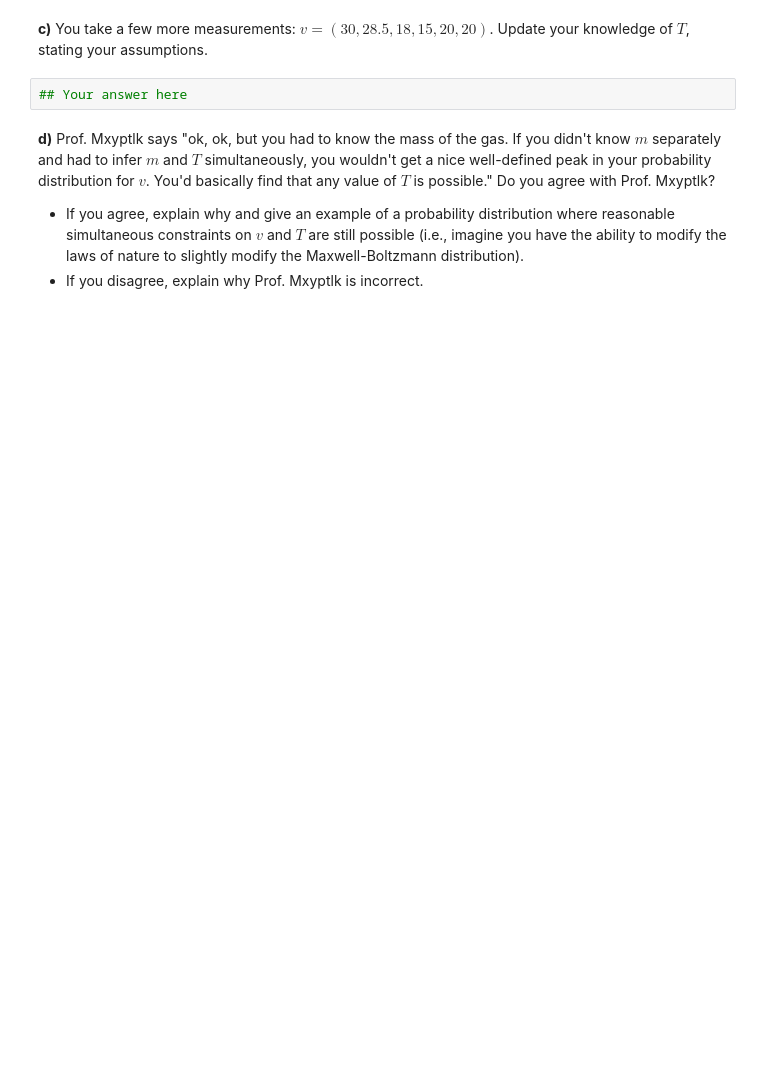
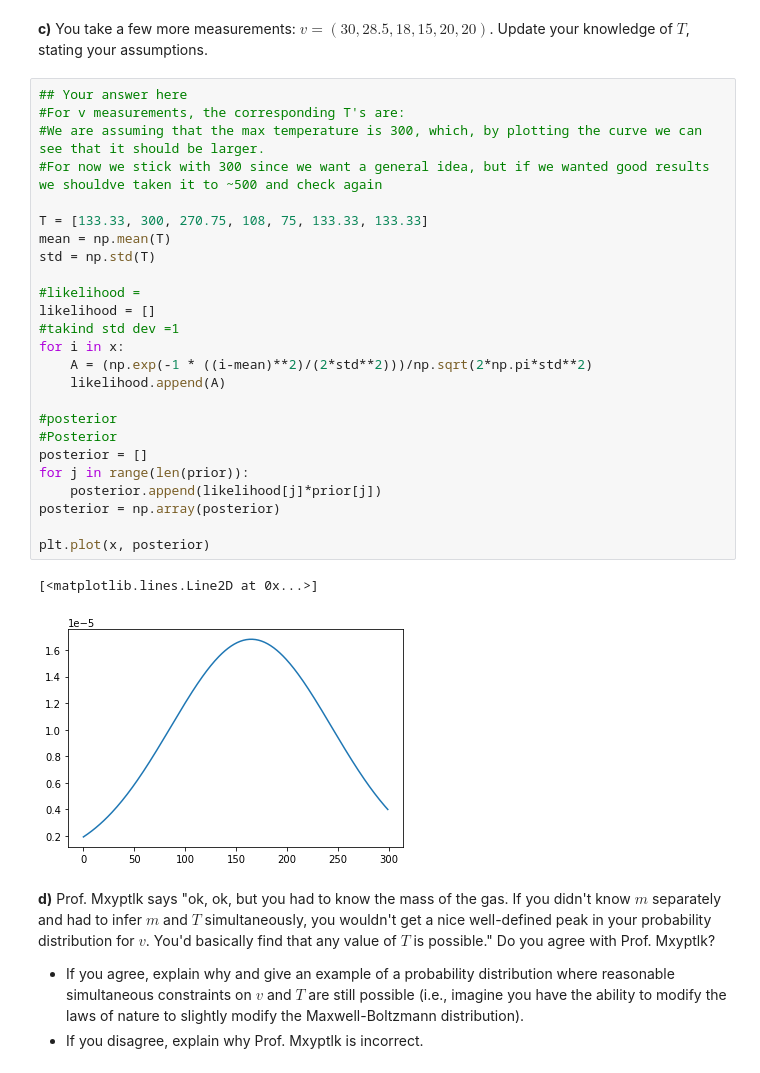
Before and after one commit to SaadNaeem96/Astrophysics_DataScience, a Jupyter notebook: Midterm2021/Midterm2021.ipynb, the cells around one changed output. Cells and saved outputs as stored; diff of their text form; blank space fills up the shorter version.

```diff
--- a/Midterm2021/Midterm2021.ipynb
+++ b/Midterm2021/Midterm2021.ipynb
@@ -218,7 +267,33 @@ $\int_ { -\infty}^0 \!     f(x) \, \mathrm{d}x.$
 # %% [markdown]
 __c)__ You take a few more measurements: $v=(30, 28.5, 18, 15, 20, 20)$. Update your knowledge of $T$, stating your assumptions.
-# %%
-## Your answer here
+# %%
+## Your answer here
+#For v measurements, the corresponding T's are:
+#We are assuming that the max temperature is 300, which, by plotting the curve we can see that it should be larger.
+#For now we stick with 300 since we want a general idea, but if we wanted good results we shouldve taken it to ~500 and check again
+
+T = [133.33, 300, 270.75, 108, 75, 133.33, 133.33]
+mean = np.mean(T)
+std = np.std(T)
+
+#likelihood =
+likelihood = []
+#takind std dev =1
+for i in x:
+    A = (np.exp(-1 * ((i-mean)**2)/(2*std**2)))/np.sqrt(2*np.pi*std**2)
+    likelihood.append(A)
+
+#posterior
+#Posterior
+posterior = []
+for j in range(len(prior)):
+    posterior.append(likelihood[j]*prior[j])
+posterior = np.array(posterior)
+
+plt.plot(x, posterior)
+# %% [output]
+[<matplotlib.lines.Line2D at 0x...>]
+[figure, added]
 # %% [markdown]
 __d)__ Prof. Mxyptlk says "ok, ok, but you had to know the mass of the gas. If you didn't know $m$ separately and had to infer $m$ and $T$ simultaneously, you wouldn't get a nice well-defined peak in your probability distribution for $v$. You'd basically find that any value of $T$ is possible." Do you agree with Prof. Mxyptlk?
 
```
Also changed, not shown: parts of 5 cells of this notebook.
